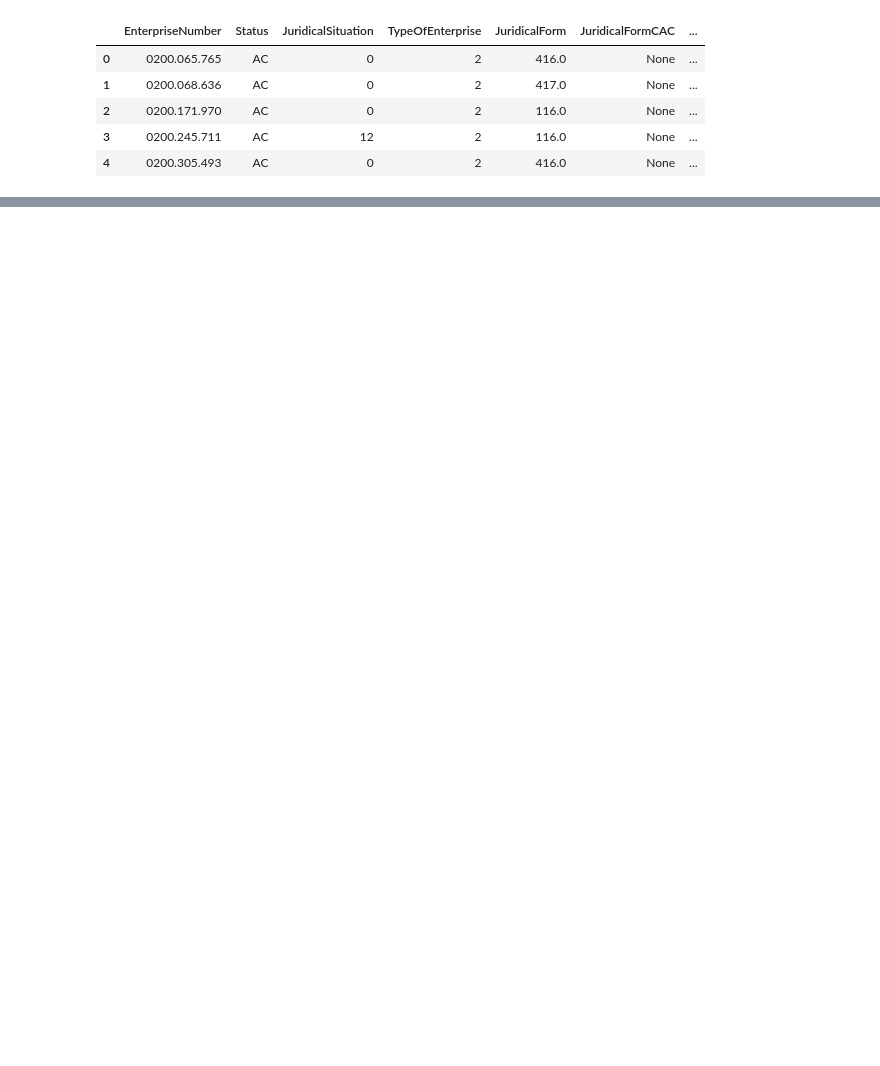
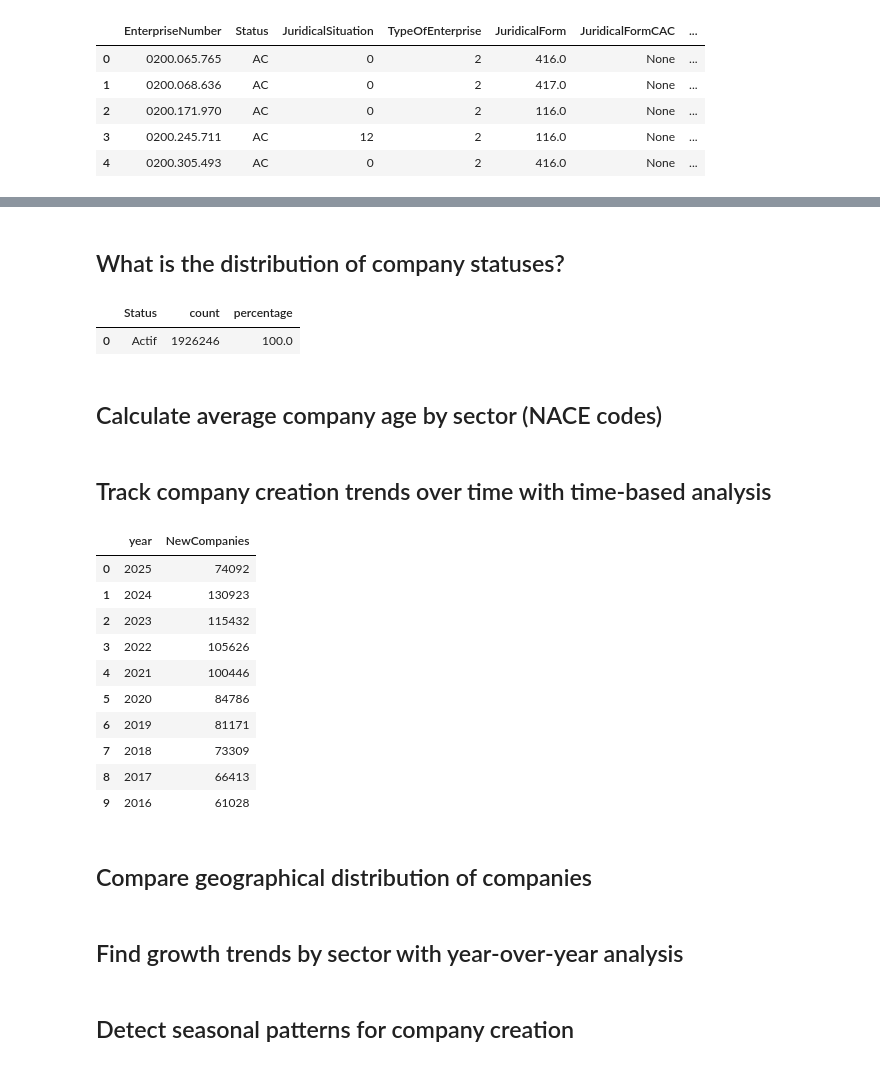
Before and after one commit to albertopd/challenge-data-analysis-sql, a Jupyter notebook: data-analysis-sql.ipynb, the cells around one changed output, grey strips where cells are left out. Cells and saved outputs as stored; diff of their text form; code cells hidden in the pictures; blank space fills up the shorter version.

```diff
--- a/data-analysis-sql.ipynb
+++ b/data-analysis-sql.ipynb
@@ -22,0 +148,24 @@ enterprise_df.head()
+# %% [markdown]
+## What is the distribution of company statuses?
+# %%
+query = """
+    SELECT
+        cs.Description AS Status,
+        COUNT(*) AS count,
+        ROUND(100.0 * COUNT(*) / (SELECT COUNT(*) FROM enterprise), 2) AS percentage
+    FROM enterprise AS e
+    INNER JOIN code AS cs
+        ON cs.Category = 'Status'
+        AND cs.Language = 'FR'
+        AND e.Status = cs.Code
+    GROUP BY Status
+    ORDER BY count DESC;
+"""
+
+df  = pd.read_sql_query(query, conn)
+df.head()
+# %% [output]
+|  | Status | count | percentage |
+| 0 | Actif | 1926246 | 100.0 |
+# %% [markdown]
+## Calculate average company age by sector (NACE codes)
@@ -22,0 +178,29 @@ enterprise_df.head()
+# %% [markdown]
+## Track company creation trends over time with time-based analysis
+# %%
+query = """
+    SELECT
+	    CAST(SUBSTR(StartDate, 7, 4) AS INTEGER) AS year,
+	    COUNT(*) AS NewCompanies
+    FROM enterprise
+    WHERE StartDate IS NOT NULL
+    GROUP BY year
+    ORDER BY year DESC;
+"""
+
+df  = pd.read_sql_query(query, conn)
+df.head(10)
+# %% [output]
+|  | year | NewCompanies |
+| 0 | 2025 | 74092 |
+| 1 | 2024 | 130923 |
+| 2 | 2023 | 115432 |
+| 3 | 2022 | 105626 |
+| 4 | 2021 | 100446 |
+| 5 | 2020 | 84786 |
+| 6 | 2019 | 81171 |
+| 7 | 2018 | 73309 |
+| 8 | 2017 | 66413 |
+| 9 | 2016 | 61028 |
+# %% [markdown]
+## Compare geographical distribution of companies
@@ -22,0 +213,2 @@ enterprise_df.head()
+# %% [markdown]
+## Find growth trends by sector with year-over-year analysis
@@ -22,0 +221,2 @@ enterprise_df.head()
+# %% [markdown]
+## Detect seasonal patterns for company creation
```
Also changed, not shown: parts of 16 cells of this notebook, 1 other file.
